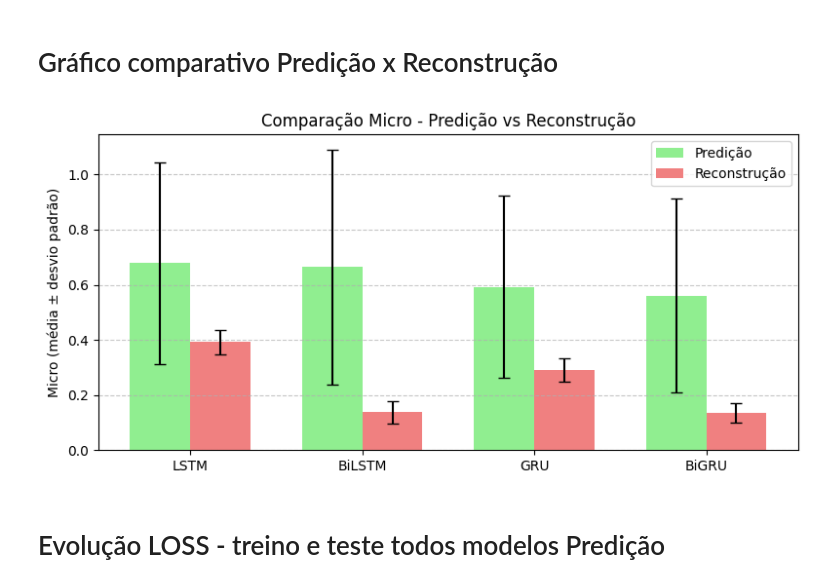
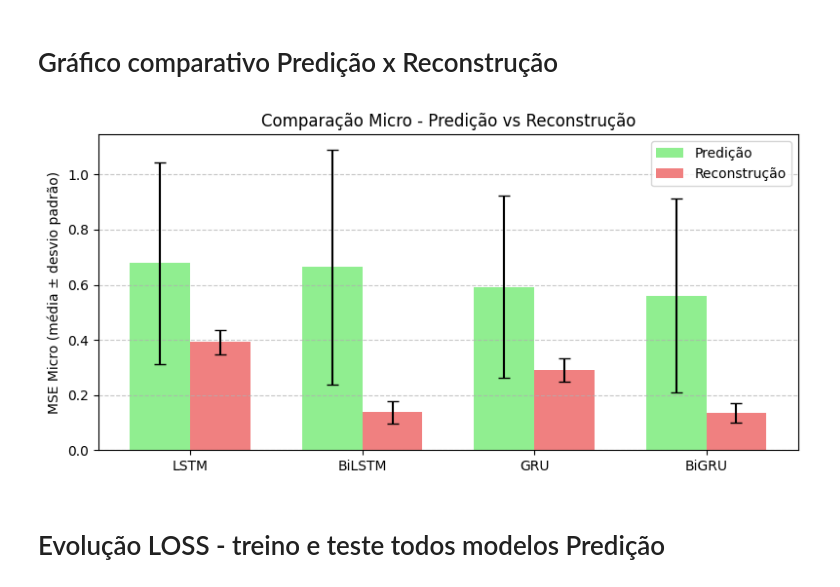
Before and after one commit to natmourajr/CPE727-2025-03, a Jupyter notebook: Experimentos/RNN/rnn_fe.ipynb, the cells around one changed output. Cells and saved outputs as stored; diff of their text form; code cells hidden in the pictures.

```diff
--- a/Experimentos/RNN/rnn_fe.ipynb
+++ b/Experimentos/RNN/rnn_fe.ipynb
@@ -822,35 +822,35 @@ data_rec = {
     "Modelo": ["LSTM", "BiLSTM", "GRU", "BiGRU"],
     "Micro_Mean": [0.392539, 0.137234, 0.291358, 0.133886],
 "Micro_STD":  [0.044289, 0.040035, 0.043240, 0.035452],
 }
 
 # Criar DataFrames
 df_pred = pd.DataFrame(data_pred)
 df_rec = pd.DataFrame(data_rec)
 
 # === Gráficos lado a lado ===
 x = np.arange(len(df_pred["Modelo"]))  # posição no eixo x
 width = 0.35  # largura das barras
 
 
 
 # ======== MICRO ========
 fig, ax = plt.subplots(figsize=(8,4))
 ax.bar(x - width/2, df_pred["Micro_Mean"], width, yerr=df_pred["Micro_STD"],
        label="Predição", color='lightgreen', capsize=4)
 ax.bar(x + width/2, df_rec["Micro_Mean"], width, yerr=df_rec["Micro_STD"],
        label="Reconstrução", color='lightcoral', capsize=4)
 
-ax.set_ylabel("Micro (média ± desvio padrão)")
+ax.set_ylabel("MSE Micro (média ± desvio padrão)")
 ax.set_title("Comparação Micro - Predição vs Reconstrução")
 ax.set_xticks(x)
 ax.set_xticklabels(df_pred["Modelo"])
 ax.legend()
 ax.grid(axis='y', linestyle='--', alpha=0.7)
 plt.tight_layout()
 plt.show()
 # %% [output]
-[figure, old version]
+[figure, new version]
 # %% [markdown]
 # Evolução LOSS - treino e teste todos modelos Predição
 # %%
```
Also changed, not shown: 8 other files.
